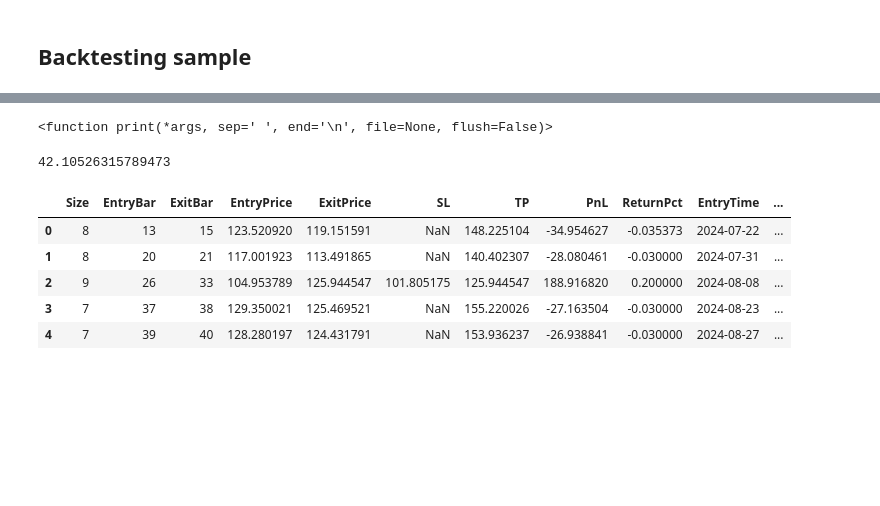
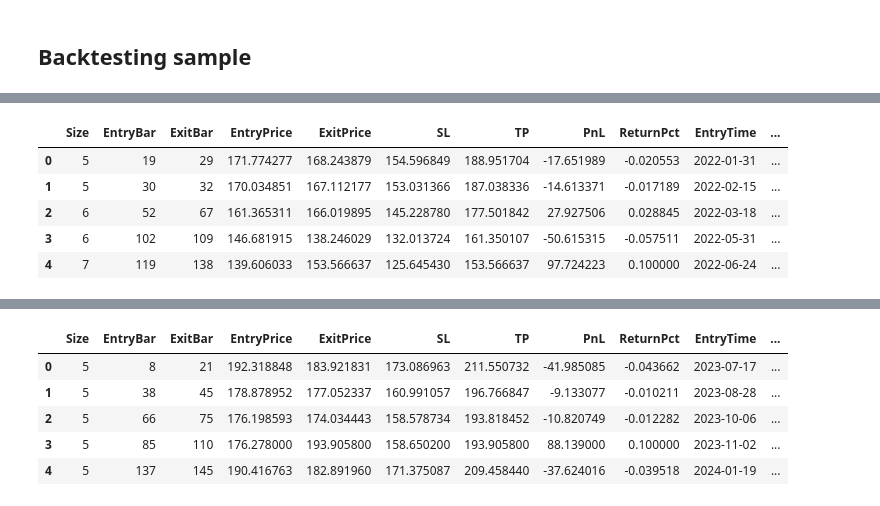
Before and after one commit to QuanPham19/trader-joe, a Jupyter notebook: trader.ipynb, the cells around one changed output, grey strips where cells are left out. Drawn from its saved outputs; the diff is of its cells as text; code cells hidden in the pictures; blank space fills up the shorter version.

Commit message:
merge execute and add optimize

```diff
--- a/trader.ipynb
+++ b/trader.ipynb
@@ -43,8 +44,10 @@ from utils.strategy import *
 # %% [markdown]
 ## Plotting sample
 # %%
-test = DataLoader(ticker='NVDA', start='2022-01-01', end='2024-12-31', freq='1d', test_size=0.5)
-test.run()
+# now = datetime.today().strftime('%Y-%m-%d')
+
+loader = DataLoader(ticker='AAPL', start='2022-01-01', end='2024-12-31', freq='1d', test_size=0.5)
+loader.run()
 # test
 # %% [output]
 YF.download() has changed argument auto_adjust default to True
@@ -115,0 +59,13 @@ obj.train_trades.head()
+# %%
+strategy = EmaCross
+
+grid_search = {
+    'short_duration': range(2, 6),
+    'long_duration': range(10, 16)
+}
+
+bt = BackTrader(data=loader.data, strategy=strategy, params=None, commission=0.002, grid_search=grid_search)
+
+df = pd.DataFrame(bt.optimize()[1]).reset_index()
+df.sort_values(by='Equity Final [$]', inplace=True, ascending=False)
+df.head()
@@ -116 +95,16 @@ obj.train_trades.head()
+# %%
+bt.params = {
+    'short_duration': 5,
+    'long_duration': 10
+}
+
+bt.execute(mode='train')
+bt.trades['train'].head()
+# %% [output]
+|  | Size | EntryBar | ExitBar | EntryPrice | ExitPrice | SL | TP | PnL | ReturnPct | EntryTime | ... |
+| 0 | 5 | 19 | 29 | 171.774277 | 168.243879 | 154.596849 | 188.951704 | -17.651989 | -0.020553 | 2022-01-31 | ... |
+| 1 | 5 | 30 | 32 | 170.034851 | 167.112177 | 153.031366 | 187.038336 | -14.613371 | -0.017189 | 2022-02-15 | ... |
+| 2 | 6 | 52 | 67 | 161.365311 | 166.019895 | 145.228780 | 177.501842 | 27.927506 | 0.028845 | 2022-03-18 | ... |
+| 3 | 6 | 102 | 109 | 146.681915 | 138.246029 | 132.013724 | 161.350107 | -50.615315 | -0.057511 | 2022-05-31 | ... |
+| 4 | 7 | 119 | 138 | 139.606033 | 153.566637 | 125.645430 | 153.566637 | 97.724223 | 0.100000 | 2022-06-24 | ... |
 # %%
@@ -119,20 +113,12 @@ stats = obj.execute()
 # %% [output]
 [interactive output not drawn]
 [interactive output not drawn]
-# %%
-print
-# %% [output]
-<function print(*args, sep=' ', end='\n', file=None, flush=False)>
-# %%
-stats.loc['Win Rate [%]']
-# %% [output]
-42.10526315789473
-# %%
-obj.test_trades.head()
-# %% [output]
-|  | Size | EntryBar | ExitBar | EntryPrice | ExitPrice | SL | TP | PnL | ReturnPct | EntryTime | ... |
-| 0 | 8 | 13 | 15 | 123.520920 | 119.151591 | NaN | 148.225104 | -34.954627 | -0.035373 | 2024-07-22 | ... |
-| 1 | 8 | 20 | 21 | 117.001923 | 113.491865 | NaN | 140.402307 | -28.080461 | -0.030000 | 2024-07-31 | ... |
-| 2 | 9 | 26 | 33 | 104.953789 | 125.944547 | 101.805175 | 125.944547 | 188.916820 | 0.200000 | 2024-08-08 | ... |
-| 3 | 7 | 37 | 38 | 129.350021 | 125.469521 | NaN | 155.220026 | -27.163504 | -0.030000 | 2024-08-23 | ... |
-| 4 | 7 | 39 | 40 | 128.280197 | 124.431791 | NaN | 153.936237 | -26.938841 | -0.030000 | 2024-08-27 | ... |
+# %%
+bt.trades['test'].head()
+# %% [output]
+|  | Size | EntryBar | ExitBar | EntryPrice | ExitPrice | SL | TP | PnL | ReturnPct | EntryTime | ... |
+| 0 | 5 | 8 | 21 | 192.318848 | 183.921831 | 173.086963 | 211.550732 | -41.985085 | -0.043662 | 2023-07-17 | ... |
+| 1 | 5 | 38 | 45 | 178.878952 | 177.052337 | 160.991057 | 196.766847 | -9.133077 | -0.010211 | 2023-08-28 | ... |
+| 2 | 5 | 66 | 75 | 176.198593 | 174.034443 | 158.578734 | 193.818452 | -10.820749 | -0.012282 | 2023-10-06 | ... |
+| 3 | 5 | 85 | 110 | 176.278000 | 193.905800 | 158.650200 | 193.905800 | 88.139000 | 0.100000 | 2023-11-02 | ... |
+| 4 | 5 | 137 | 145 | 190.416763 | 182.891960 | 171.375087 | 209.458440 | -37.624016 | -0.039518 | 2024-01-19 | ... |
```
Also changed, not shown: parts of 6 cells of this notebook, 2 other files.
